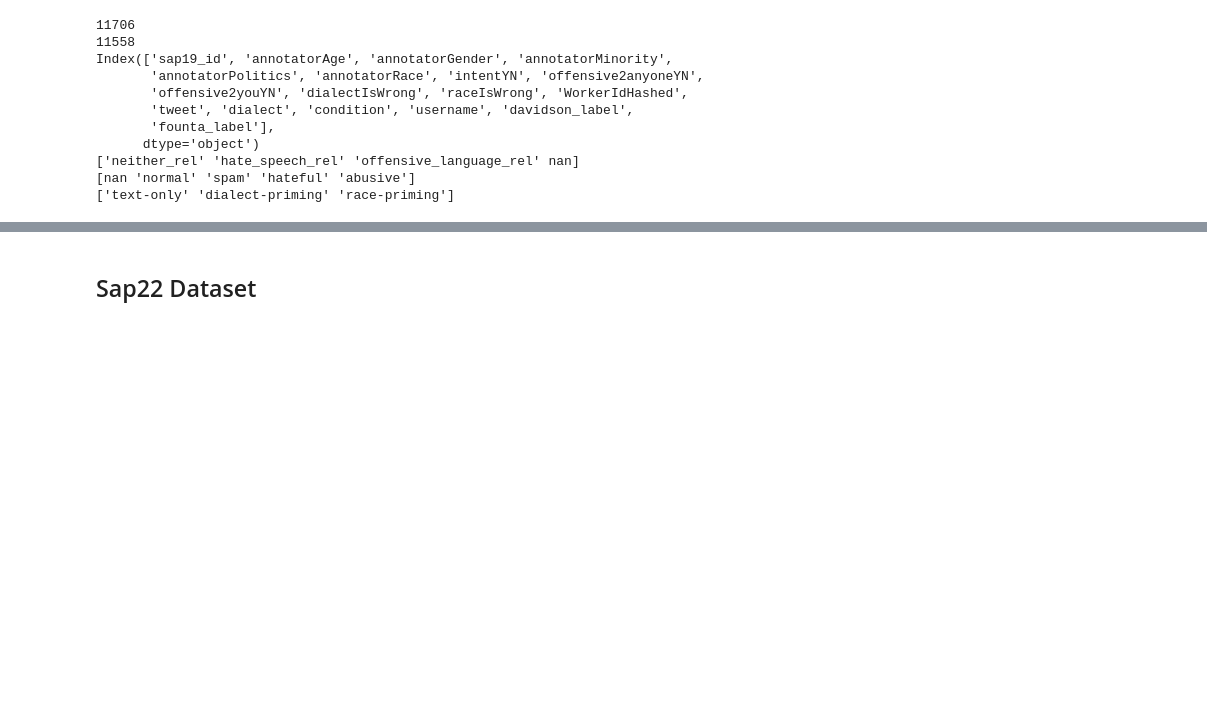
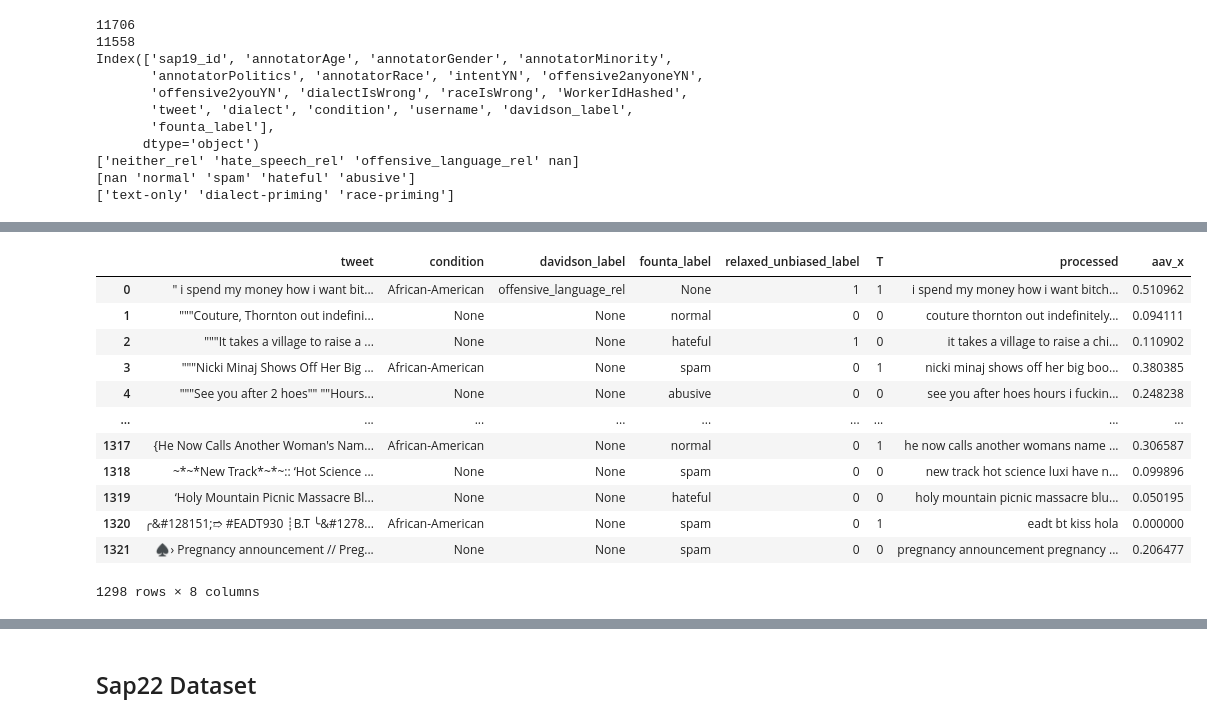
Before and after one commit to fionasguo/causal_fairness, a Jupyter notebook: notebooks/data_exploration.ipynb, the cells around one changed output, grey strips where cells are left out. Drawn from its saved outputs; the diff is of its cells as text; code cells hidden in the pictures; blank space fills up the shorter version.

Commit message:
add fairness feat, test on original/unbiased data

```diff
--- a/notebooks/data_exploration.ipynb
+++ b/notebooks/data_exploration.ipynb
@@ -335,0 +258,9 @@ See the caveats in the documentation: https://pandas.pydata.org/pandas-docs/stab
+# %%
+train_data['T'] = 0
+train_data.loc[train_data.dialect=='aav','T'] = 1
+
+test_data_relaxed['T'] = 0
+test_data_relaxed.loc[test_data_relaxed.condition=='African-American','T'] = 1
+
+test_data_strict['T'] = 0
+test_data_strict.loc[test_data_strict.condition=='African-American','T'] = 1
@@ -335,0 +402,23 @@ See the caveats in the documentation: https://pandas.pydata.org/pandas-docs/stab
+# %%
+print(len(test_data_relaxed))
+test_data_relaxed = test_data_relaxed.merge(df_davidson[['processed','aav']].drop_duplicates(subset=['processed']),how='left',on='processed').merge(df_founta[['processed','aav']].drop_duplicates(subset=['processed']),how='left',on='processed')
+test_data_relaxed.loc[~test_data_relaxed.aav_y.isnull(),'aav_x'] = test_data_relaxed.loc[~test_data_relaxed.aav_y.isnull(),'aav_y']
+print(len(test_data_relaxed),len(test_data_relaxed[test_data_relaxed.aav_x.isnull()]))
+test_data_relaxed = test_data_relaxed.drop_duplicates(subset=['processed'])
+print(len(test_data_relaxed))
+test_data_relaxed = test_data_relaxed.drop('aav_y',axis=1)
+test_data_relaxed
+# %% [output]
+|  | tweet | condition | davidson_label | founta_label | relaxed_unbiased_label | T | processed | aav_x |
+| 0 | " i spend my money how i want bit... | African-American | offensive_language_rel | None | 1 | 1 | i spend my money how i want bitch... | 0.510962 |
+| 1 | """Couture, Thornton out indefini... | None | None | normal | 0 | 0 | couture thornton out indefinitely... | 0.094111 |
+| 2 | """It takes a village to raise a ... | None | None | hateful | 1 | 0 | it takes a village to raise a chi... | 0.110902 |
+| 3 | """Nicki Minaj Shows Off Her Big ... | African-American | None | spam | 0 | 1 | nicki minaj shows off her big boo... | 0.380385 |
+| 4 | """See you after 2 hoes"" ""Hours... | None | None | abusive | 0 | 0 | see you after hoes hours i fuckin... | 0.248238 |
+| ... | ... | ... | ... | ... | ... | ... | ... | ... |
+| 1317 | {He Now Calls Another Woman's Nam... | African-American | None | normal | 0 | 1 | he now calls another womans name ... | 0.306587 |
+| 1318 | ~*~*New Track*~*~:: ‘Hot Science ... | None | None | spam | 0 | 0 | new track hot science luxi have n... | 0.099896 |
+| 1319 | ‘Holy Mountain Picnic Massacre Bl... | None | None | hateful | 0 | 0 | holy mountain picnic massacre blu... | 0.050195 |
+| 1320 | ╭&#128151;➱ #EADT930 ┊B.T ╰&#1278... | African-American | None | spam | 0 | 1 | eadt bt kiss hola | 0.000000 |
+| 1321 | ♠› Pregnancy announcement // Preg... | None | None | spam | 0 | 0 | pregnancy announcement pregnancy ... | 0.206477 |
+1298 rows × 8 columns
```
Also changed, not shown: parts of 13 cells of this notebook, 11 other files.
